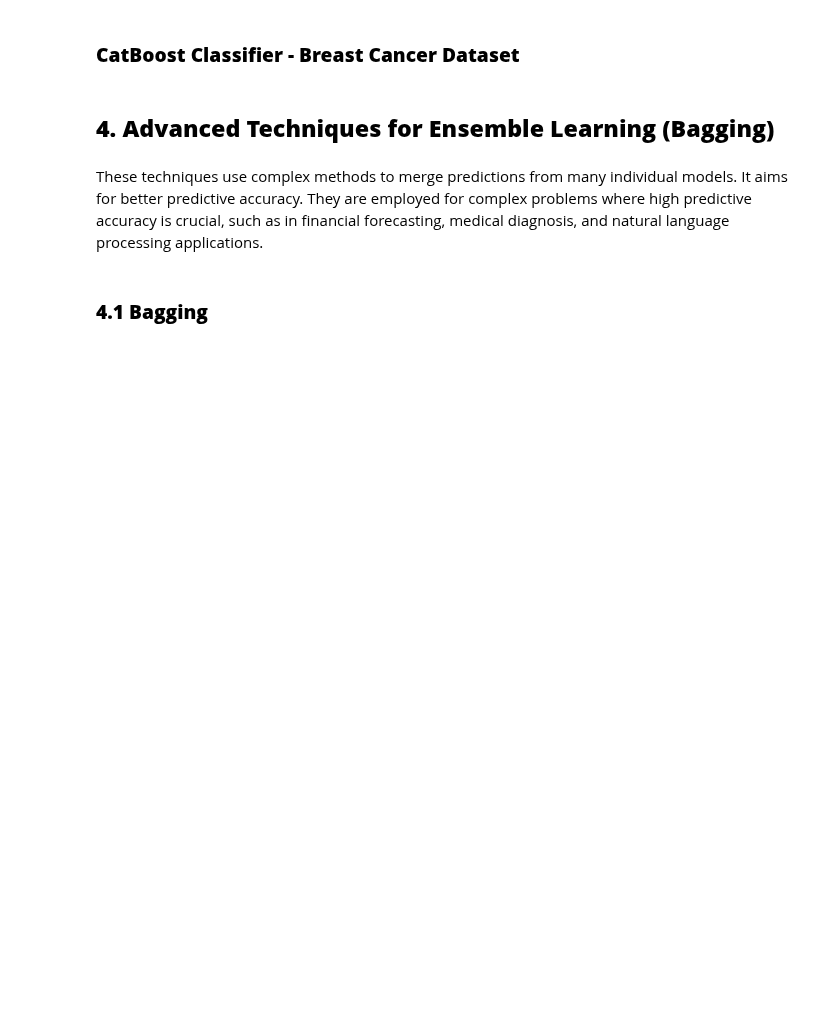
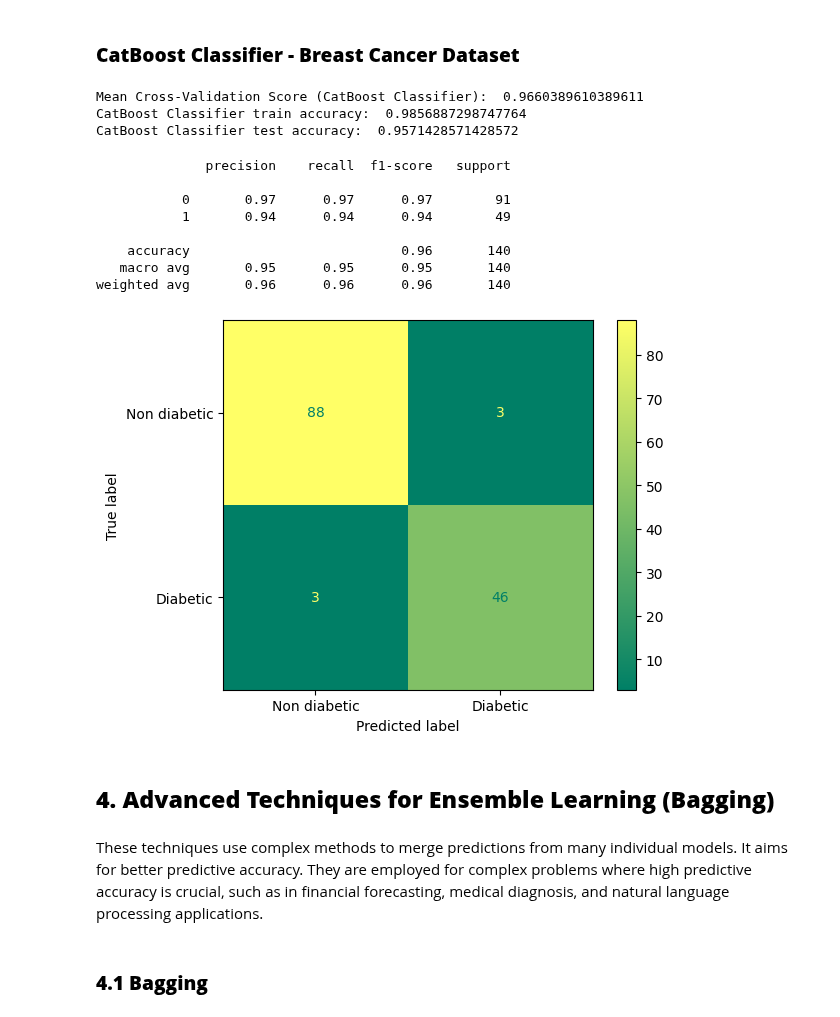
Before and after one commit to aninditadash/Introduction_to_machine_learning, a Jupyter notebook: supervised_learning/Ensemble_Learning.ipynb, the cells around one changed output. Cells and saved outputs as stored; diff of their text form; code cells hidden in the pictures; blank space fills up the shorter version.

```diff
--- a/supervised_learning/Ensemble_Learning.ipynb
+++ b/supervised_learning/Ensemble_Learning.ipynb
@@ -597,17 +713,29 @@ from catboost import CatBoostClassifier
 # %%
-# Define K-fold cross-validation
-kfold = KFold(n_splits=10, random_state=7, shuffle=True)
-
-# Gradient Boosting Classifier
-gb_pipeline = Pipeline([
+# CatBoost Classifier
+cat_pipeline = Pipeline([
     ('imputer', SimpleImputer(strategy='mean')),
     ('scaler', MinMaxScaler(feature_range=(0, 1))),
-    ('classifier', GradientBoostingClassifier(n_estimators=100, random_state=7))
+    ('classifier', CatBoostClassifier(n_estimators=100, random_state=7, verbose=0))
 ])
 
-# Evaluate the Gradient Boosting Classifier pipeline
-gb_results = cross_val_score(gb_pipeline, X_train, y_train, cv=kfold)
-print("Mean Cross-Validation Score (Gradient Boosting Classifier): ", gb_results.mean())
+# Evaluate the CatBoost Classifier pipeline using cross-validation on the training set
+cat_cv_results = cross_val_score(cat_pipeline, X_train, y_train, cv=kfold)
+print("Mean Cross-Validation Score (CatBoost Classifier): ", cat_cv_results.mean())
 
-# Fit the Gradient boosting Classifier pipeline on the training set and evaluate on the test set
-gb_pipeline.fit(X_train, y_train)
+# Fit the CatBoost Classifier pipeline on the training set and evaluate on the test set
+cat_pipeline.fit(X_train, y_train)
+
+# evaluating model on train and test dataset
+y_pred_train_catb = cat_pipeline.predict(X_train)
+y_pred_test_catb = cat_pipeline.predict(X_test)
+
+# Calculate training and testing accuracy
+cat_train_score = cat_pipeline.score(X_train, y_train)
+cat_test_score = cat_pipeline.score(X_test, y_test)
+
+print("CatBoost Classifier train accuracy: ", cat_train_score)
+print("CatBoost Classifier test accuracy: ", cat_test_score)
+# %% [output]
+Mean Cross-Validation Score (CatBoost Classifier):  0.9660389610389611
+CatBoost Classifier train accuracy:  0.9856887298747764
+CatBoost Classifier test accuracy:  0.9571428571428572
@@ -617,16 +742,19 @@ print("Gradient Boosting Classifier test accuracy: ", gb_boost_test_score)
 # %%
-# fitting  and evaluating Boosting classifier model in training and test dataset
+print(classification_report(y_test,y_pred_test_catb))
 
-print('___________________________Gradient Boosting Classifier_______________________')
-print()
-# evaluating model on test dataset
-y_pred = gb_pipeline.predict(X_test)
-print('# Classification report')
-print(classification_report(y_test,y_pred))
-print('# Confusion matrix')
 cmap = 'summer'
-display_labels=['Benign','Malignant']
-cm = confusion_matrix(y_test,y_pred)
+display_labels=['Non diabetic','Diabetic']
+cm = confusion_matrix(y_test, y_pred_test_catb)
 disp = ConfusionMatrixDisplay(confusion_matrix=cm, display_labels=display_labels)
 disp.plot(cmap=cmap)
 plt.show()
+# %% [output]
+              precision    recall  f1-score   support
+
+           0       0.97      0.97      0.97        91
+           1       0.94      0.94      0.94        49
+
+    accuracy                           0.96       140
+   macro avg       0.95      0.95      0.95       140
+weighted avg       0.96      0.96      0.96       140
+[figure, added]
```
Also changed, not shown: parts of 20 cells of this notebook.
